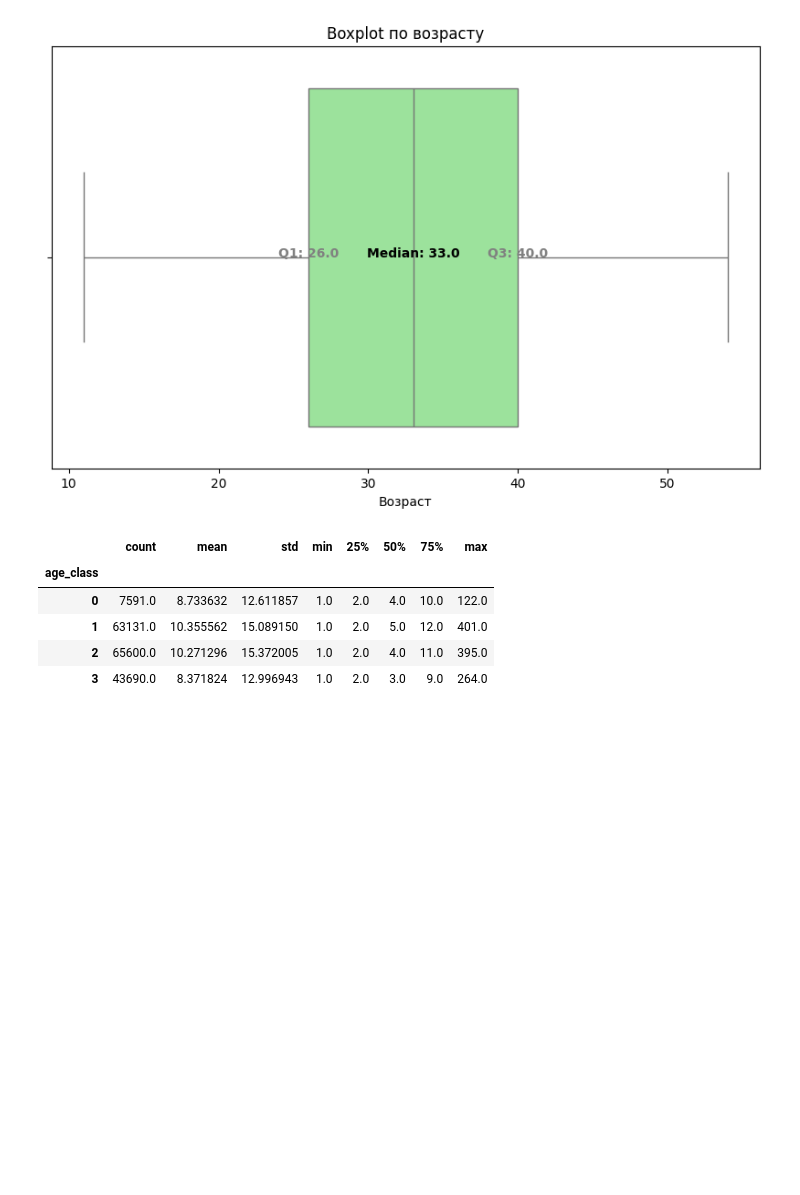
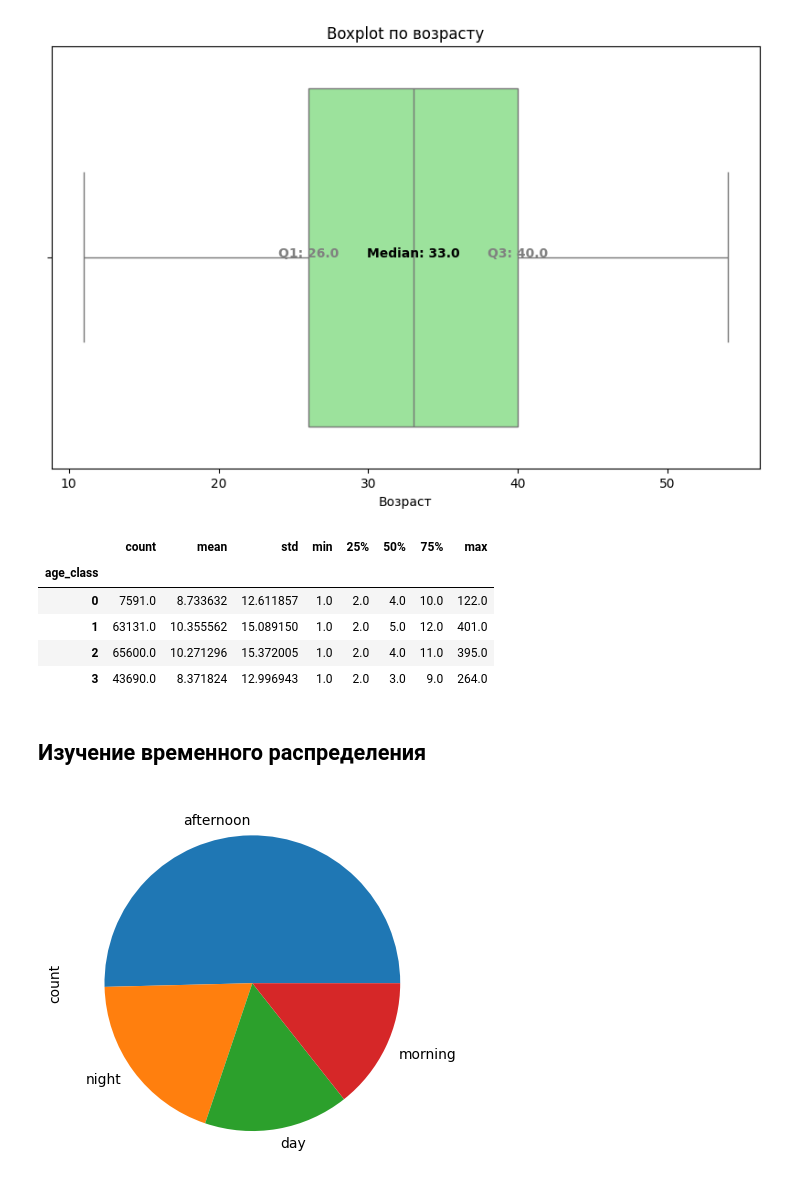
Before and after one commit to Siplyy/Provinciya_Vseros_Soc_Demo, a Jupyter notebook: Final EDA.ipynb, the cells around one changed output. Drawn from its saved outputs; the diff is of its cells as text; code cells hidden in the pictures; blank space fills up the shorter version.

```diff
--- a/Final EDA.ipynb
+++ b/Final EDA.ipynb
@@ -9,7 +9,7 @@ import seaborn as sns
 # %% [markdown]
 ## Загружаем датасеты
 # %%
-df = pd.read_csv('Для Felix.csv')
+df = pd.read_csv('for_felix.csv')
 data = pd.read_csv('train_events.csv')
 # %%
 train_events, y = pd.read_csv('train_events.csv'), pd.read_csv('train_targets.csv')
@@ -471,3 +490,9 @@ df2.groupby('age_class')['record_count'].describe()
 | 1 | 63131.0 | 10.355562 | 15.089150 | 1.0 | 2.0 | 5.0 | 12.0 | 401.0 |
 | 2 | 65600.0 | 10.271296 | 15.372005 | 1.0 | 2.0 | 4.0 | 11.0 | 395.0 |
 | 3 | 43690.0 | 8.371824 | 12.996943 | 1.0 | 2.0 | 3.0 | 9.0 | 264.0 |
+# %% [markdown]
+## Изучение временного распределения
+# %%
+df['time_period'].value_counts().plot(kind = 'pie');
+# %% [output]
+[figure, added]
```
Also changed, not shown: parts of 7 cells of this notebook.
